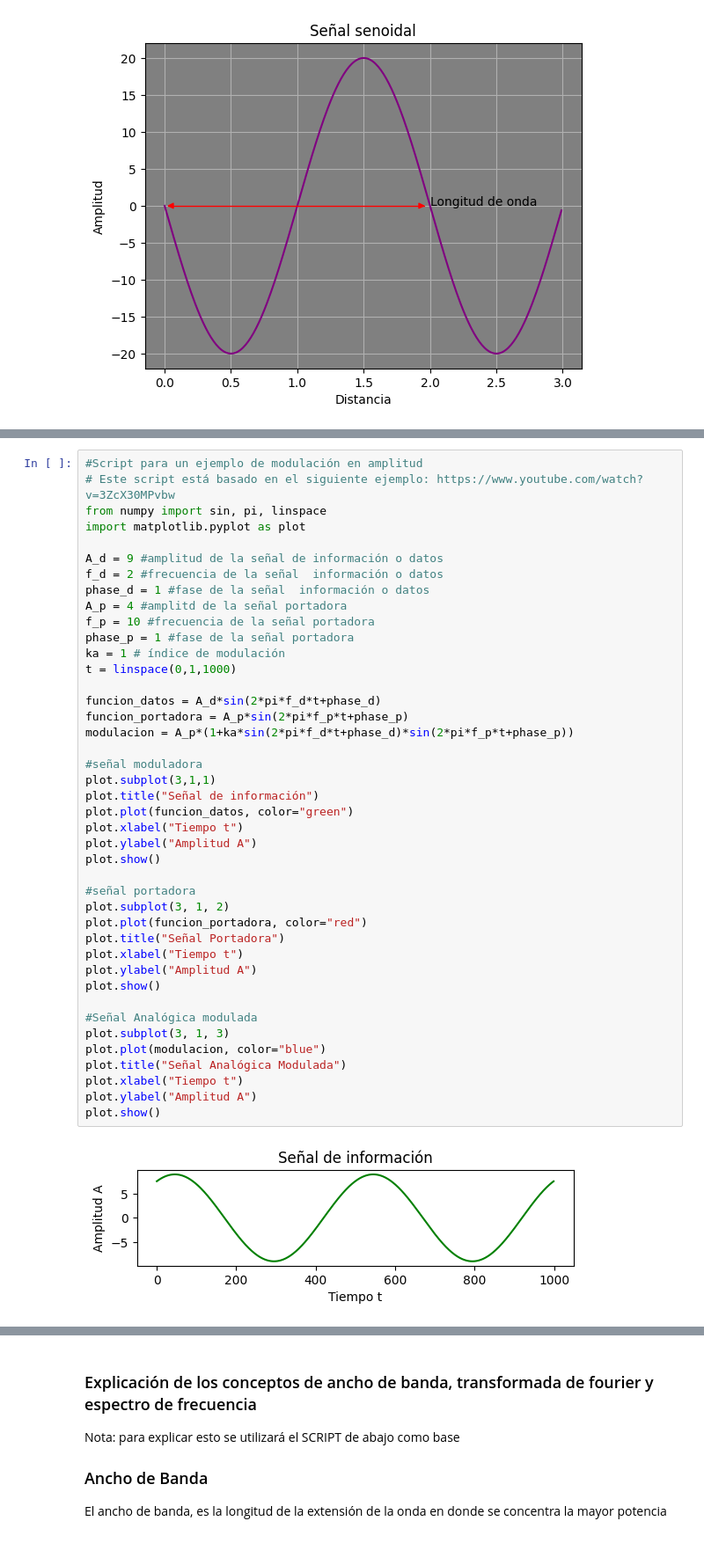
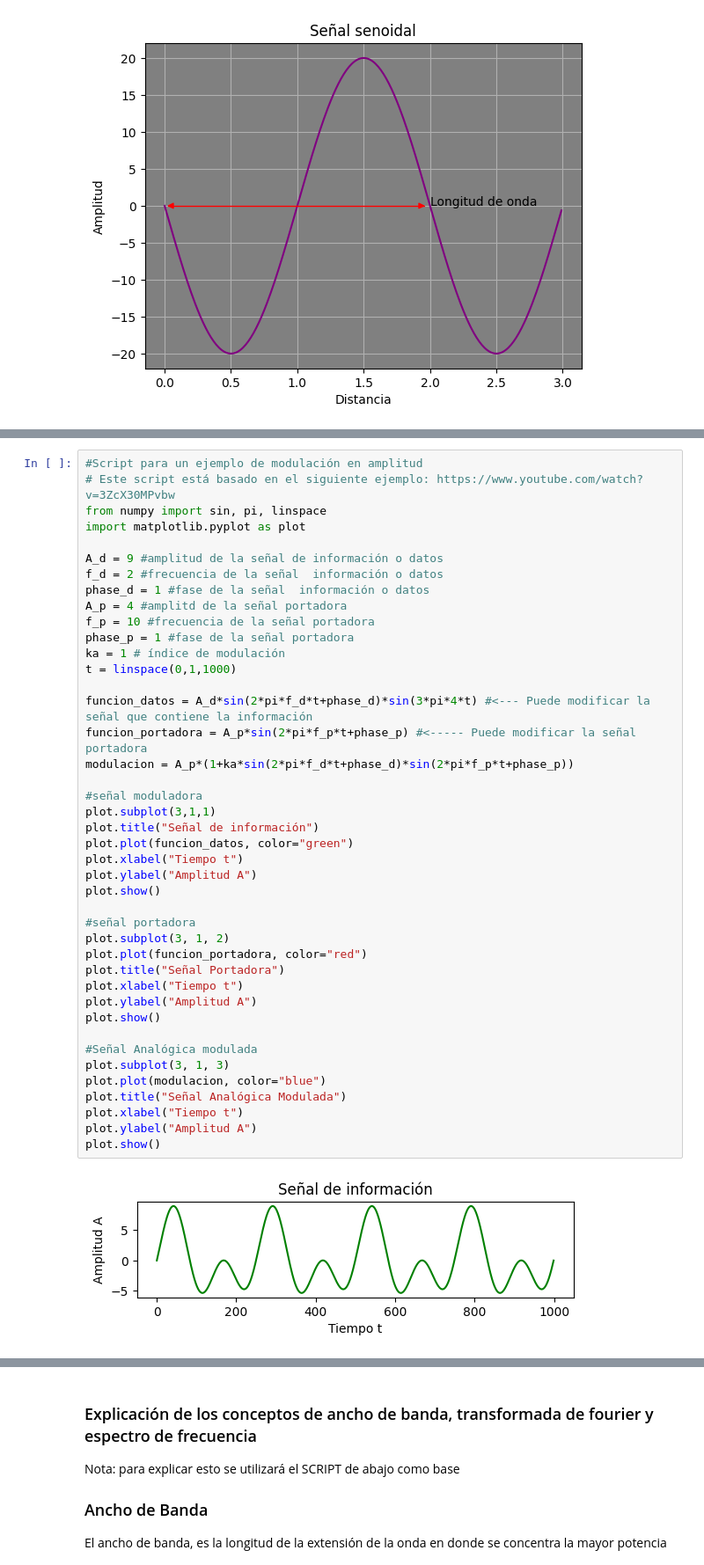
Before and after one commit to SaulG21/Lab7Networking22O, a Jupyter notebook: signal/src/lab7.ipynb, the cells around one changed output, grey strips where cells are left out. Shown: that part at 88% size. Saved outputs shown, nothing was run; the diff lists cells and outputs as text.

```diff
--- a/signal/src/lab7.ipynb
+++ b/signal/src/lab7.ipynb
@@ -286,36 +294,36 @@ f_p = 10 #frecuencia de la señal portadora
 phase_p = 1 #fase de la señal portadora
 ka = 1 # índice de modulación
 t = linspace(0,1,1000)
 
-funcion_datos = A_d*sin(2*pi*f_d*t+phase_d)
-funcion_portadora = A_p*sin(2*pi*f_p*t+phase_p)
+funcion_datos = A_d*sin(2*pi*f_d*t+phase_d)*sin(3*pi*4*t) #<--- Puede modificar la señal que contiene la información
+funcion_portadora = A_p*sin(2*pi*f_p*t+phase_p) #<----- Puede modificar la señal portadora
 modulacion = A_p*(1+ka*sin(2*pi*f_d*t+phase_d)*sin(2*pi*f_p*t+phase_p))
 
 #señal moduladora
 plot.subplot(3,1,1)
 plot.title("Señal de información")
 plot.plot(funcion_datos, color="green")
 plot.xlabel("Tiempo t")
 plot.ylabel("Amplitud A")
 plot.show()
 
 #señal portadora
 plot.subplot(3, 1, 2)
 plot.plot(funcion_portadora, color="red")
 plot.title("Señal Portadora")
 plot.xlabel("Tiempo t")
 plot.ylabel("Amplitud A")
 plot.show()
 
 #Señal Analógica modulada
 plot.subplot(3, 1, 3)
 plot.plot(modulacion, color="blue")
 plot.title("Señal Analógica Modulada")
 plot.xlabel("Tiempo t")
 plot.ylabel("Amplitud A")
 plot.show()
 # %% [output]
-[figure, old version]
+[figure, new version]
 [figure]
 [figure]
 # %% [markdown]
```
Also changed, not shown: parts of 4 cells of this notebook, 1 other file.
